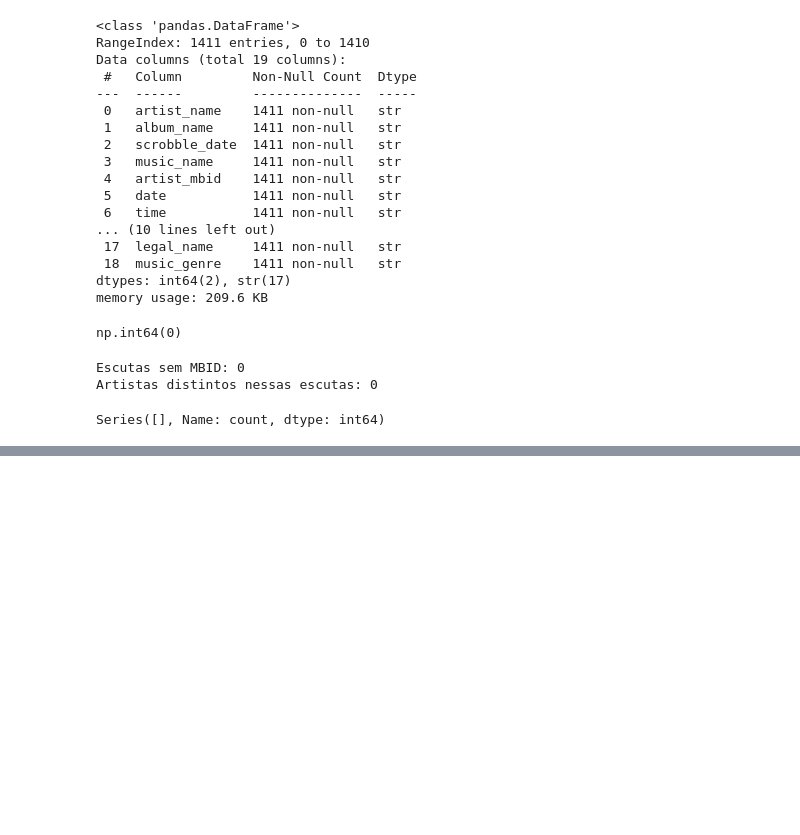
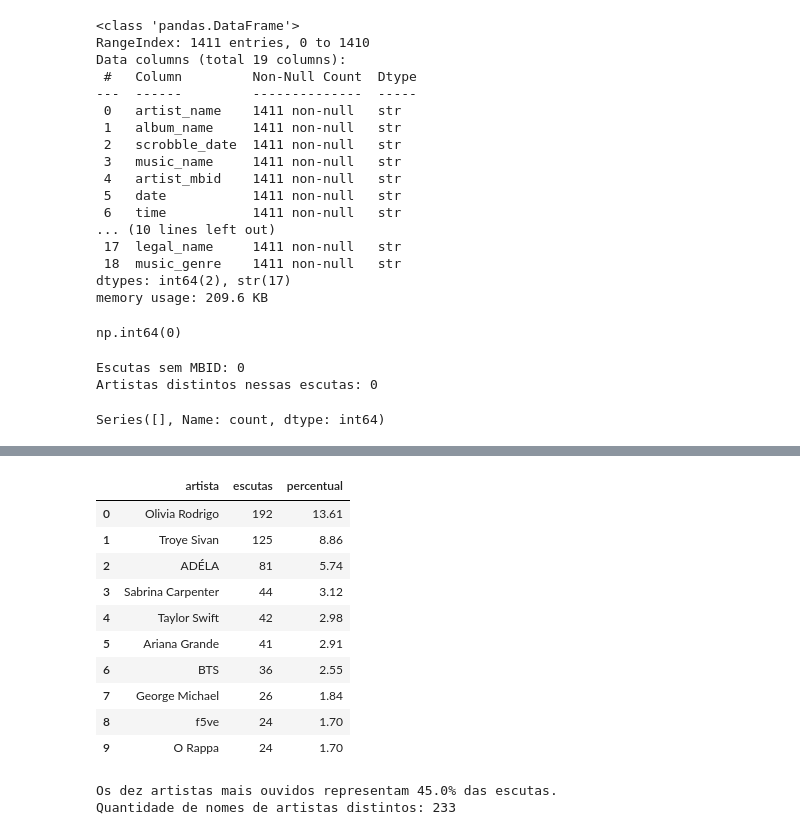
Before and after one commit to Brendalu2005/music-data-analysis, a Jupyter notebook: notebooks/eda/eda_music.ipynb, the cells around one changed output, grey strips where cells are left out. Drawn from its saved outputs; the diff is of its cells as text; code cells hidden in the pictures; blank space fills up the shorter version.

```diff
--- a/notebooks/eda/eda_music.ipynb
+++ b/notebooks/eda/eda_music.ipynb
@@ -96,0 +124,35 @@ Series([], Name: count, dtype: int64)
+# %%
+escutas_por_artista["percentual"] = (
+    escutas_por_artista["escutas"] / len(df) * 100
+)
+
+escutas_por_artista.head(10).round({"percentual": 2}) # faz arredondamento somente visual
+# %% [output]
+|  | artista | escutas | percentual |
+| 0 | Olivia Rodrigo | 192 | 13.61 |
+| 1 | Troye Sivan | 125 | 8.86 |
+| 2 | ADÉLA | 81 | 5.74 |
+| 3 | Sabrina Carpenter | 44 | 3.12 |
+| 4 | Taylor Swift | 42 | 2.98 |
+| 5 | Ariana Grande | 41 | 2.91 |
+| 6 | BTS | 36 | 2.55 |
+| 7 | George Michael | 26 | 1.84 |
+| 8 | f5ve | 24 | 1.70 |
+| 9 | O Rappa | 24 | 1.70 |
+# %%
+participacao_top10 = (
+    escutas_por_artista.head(10)["percentual"].sum()
+)
+
+print(
+    f"Os dez artistas mais ouvidos representam "
+    f"{participacao_top10:.1f}% das escutas."
+)
+
+print(
+    f"Quantidade de nomes de artistas distintos: "
+    f"{df['artist_name'].nunique()}"
+)
+# %% [output]
+Os dez artistas mais ouvidos representam 45.0% das escutas.
+Quantidade de nomes de artistas distintos: 233
```
Also changed, not shown: parts of 10 cells of this notebook, 1 other file.
